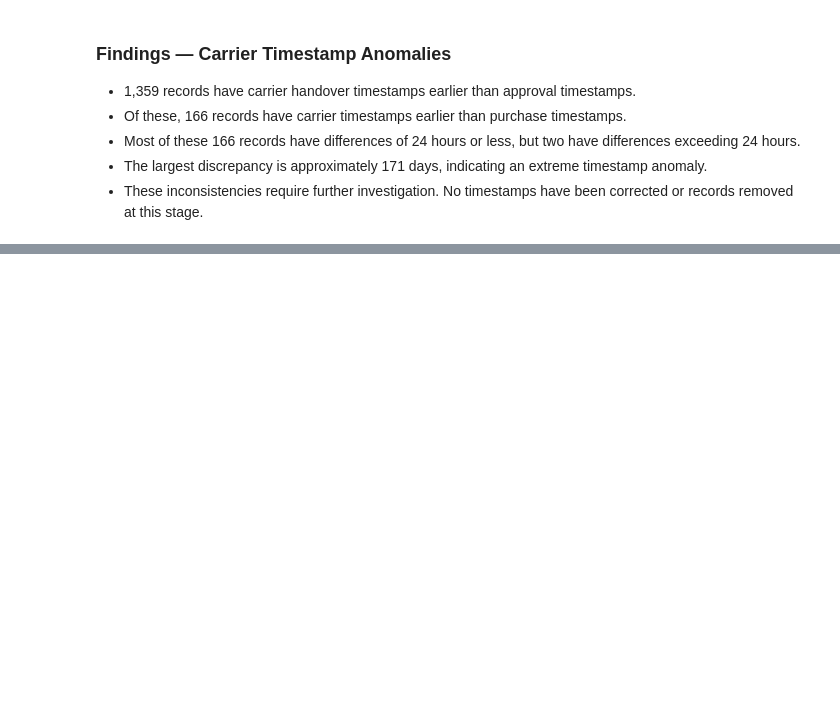
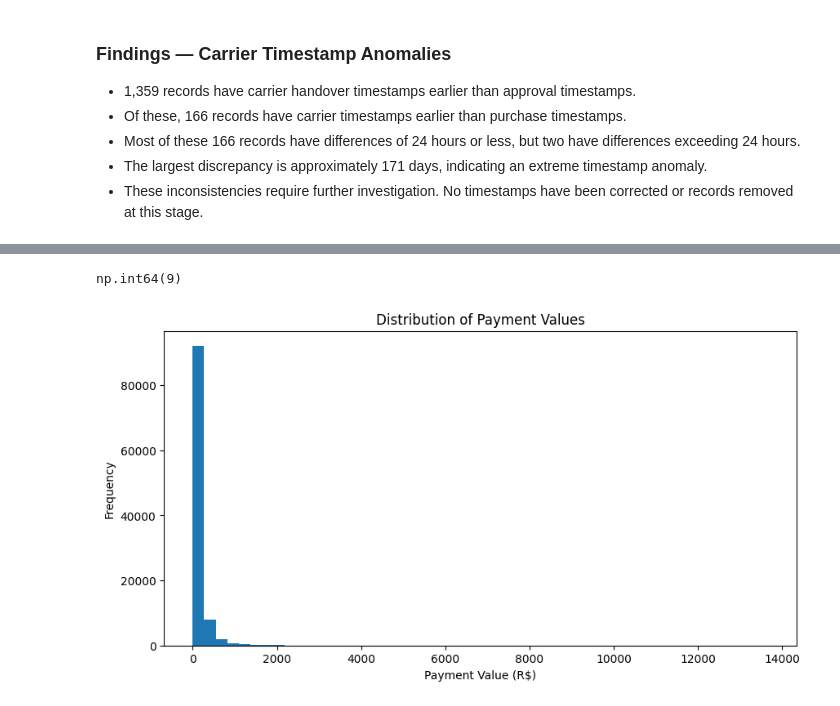
Before and after one commit to NazreenShanavaz/ecommerce-customer-intelligence, a Jupyter notebook: notebooks/01_data_understanding.ipynb, the cells around one changed output, grey strips where cells are left out. Drawn from its saved outputs; the diff is of its cells as text; code cells hidden in the pictures; blank space fills up the shorter version.

Commit message:
data cleaning and analysis

```diff
--- a/notebooks/01_data_understanding.ipynb
+++ b/notebooks/01_data_understanding.ipynb
@@ -345,0 +719,4 @@ before_purchase.loc[
+# %%
+payments = pd.read_csv("../data/olist_order_payments_dataset.csv")
+
+payments.head()
@@ -345,0 +841,18 @@ before_purchase.loc[
+# %%
+(payments['payment_value'] == 0).sum()
+# %% [output]
+np.int64(9)
+# %%
+import matplotlib.pyplot as plt
+
+plt.figure(figsize=(10, 5))
+
+plt.hist(payments['payment_value'], bins=50)
+
+plt.title('Distribution of Payment Values')
+plt.xlabel('Payment Value (R$)')
+plt.ylabel('Frequency')
+
+plt.show()
+# %% [output]
+[figure, added]
```
Also changed, not shown: parts of 104 cells of this notebook, 1 other file.
